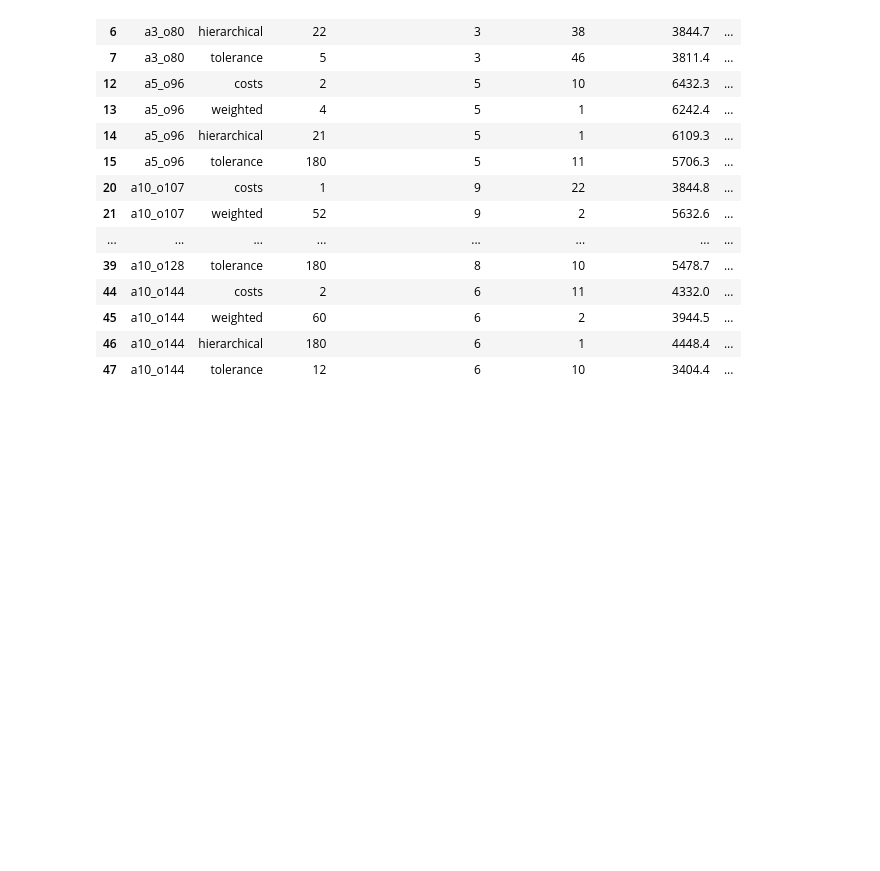
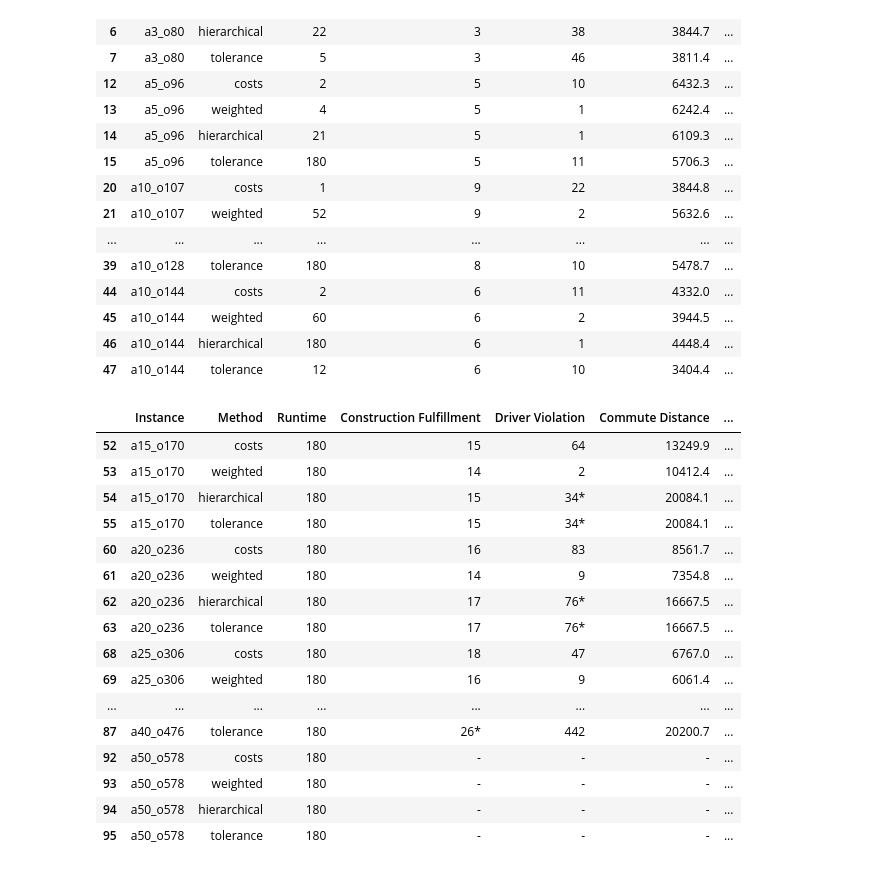
Before and after one commit to nklswlf/OptRail_Railroad_Construction, a Jupyter notebook: Data/Solution/Table_Solution_JSON.ipynb, the cells around one changed output. Drawn from its saved outputs; the diff is of its cells as text; code cells hidden in the pictures; blank space fills up the shorter version.

```diff
--- a/Data/Solution/Table_Solution_JSON.ipynb
+++ b/Data/Solution/Table_Solution_JSON.ipynb
@@ -373,3 +429,48 @@ df_filtered.style
 | 45 | a10_o144 | weighted | 60 | 6 | 2 | 3944.5 | ... |
 | 46 | a10_o144 | hierarchical | 180 | 6 | 1 | 4448.4 | ... |
 | 47 | a10_o144 | tolerance | 12 | 6 | 10 | 3404.4 | ... |
+# %%
+# Filter für Instanzen, die mit "a3", "a5" oder "a10" beginnen
+df_filtered = df_objectives[df_objectives["Instance"].str.match(r"^(a15|a2|a30|a40|a50)")]
+df_filtered = df_filtered[df_filtered["Number of Objectives"] == "6 Objectives"]
+
+
+# 1. Simplify the Instance names (retain until the secound "_")
+df_filtered['Instance'] = df_filtered['Instance'].str.extract(r'^([^_]*_[^_]*)')
+
+# 2. Drop the 'Number of Objectives' column
+df_filtered = df_filtered.drop(columns=['Number of Objectives'])
+
+# 3. Shorten 'hierarchical_tolerance' in the 'Method' column to 'tolerance'
+df_filtered['Method'] = df_filtered['Method'].replace({'hierarchical_tolerance': 'tolerance'})
+
+# 4. Convert Runtime from seconds to minutes and round to whole numbers
+df_filtered['Runtime'] = pd.to_numeric(df_filtered['Runtime'], errors='coerce')  # Convert to numeric
+df_filtered['Runtime'] = (df_filtered['Runtime'] / 60).round(0).astype('Int64')  # Convert to minutes and round
+
+# Round Gap (%) to one decimal place and keep "-" as is
+df_filtered['Gap (%)'] = df_filtered['Gap (%)'].apply(
+    lambda x: x if x == "-" else f"{float(x):.1f}" if pd.notna(x) else x
+)
+
+
+# Display the updated DataFrame
+df_filtered.style
+# %% [output]
+|  | Instance | Method | Runtime | Construction Fulfillment | Driver Violation | Commute Distance | ... |
+| 52 | a15_o170 | costs | 180 | 15 | 64 | 13249.9 | ... |
+| 53 | a15_o170 | weighted | 180 | 14 | 2 | 10412.4 | ... |
+| 54 | a15_o170 | hierarchical | 180 | 15 | 34* | 20084.1 | ... |
+| 55 | a15_o170 | tolerance | 180 | 15 | 34* | 20084.1 | ... |
+| 60 | a20_o236 | costs | 180 | 16 | 83 | 8561.7 | ... |
+| 61 | a20_o236 | weighted | 180 | 14 | 9 | 7354.8 | ... |
+| 62 | a20_o236 | hierarchical | 180 | 17 | 76* | 16667.5 | ... |
+| 63 | a20_o236 | tolerance | 180 | 17 | 76* | 16667.5 | ... |
+| 68 | a25_o306 | costs | 180 | 18 | 47 | 6767.0 | ... |
+| 69 | a25_o306 | weighted | 180 | 16 | 9 | 6061.4 | ... |
+| ... | ... | ... | ... | ... | ... | ... | ... |
+| 87 | a40_o476 | tolerance | 180 | 26* | 442 | 20200.7 | ... |
+| 92 | a50_o578 | costs | 180 | - | - | - | ... |
+| 93 | a50_o578 | weighted | 180 | - | - | - | ... |
+| 94 | a50_o578 | hierarchical | 180 | - | - | - | ... |
+| 95 | a50_o578 | tolerance | 180 | - | - | - | ... |
```
Also changed, not shown: parts of 4 cells of this notebook, 18 other files.
